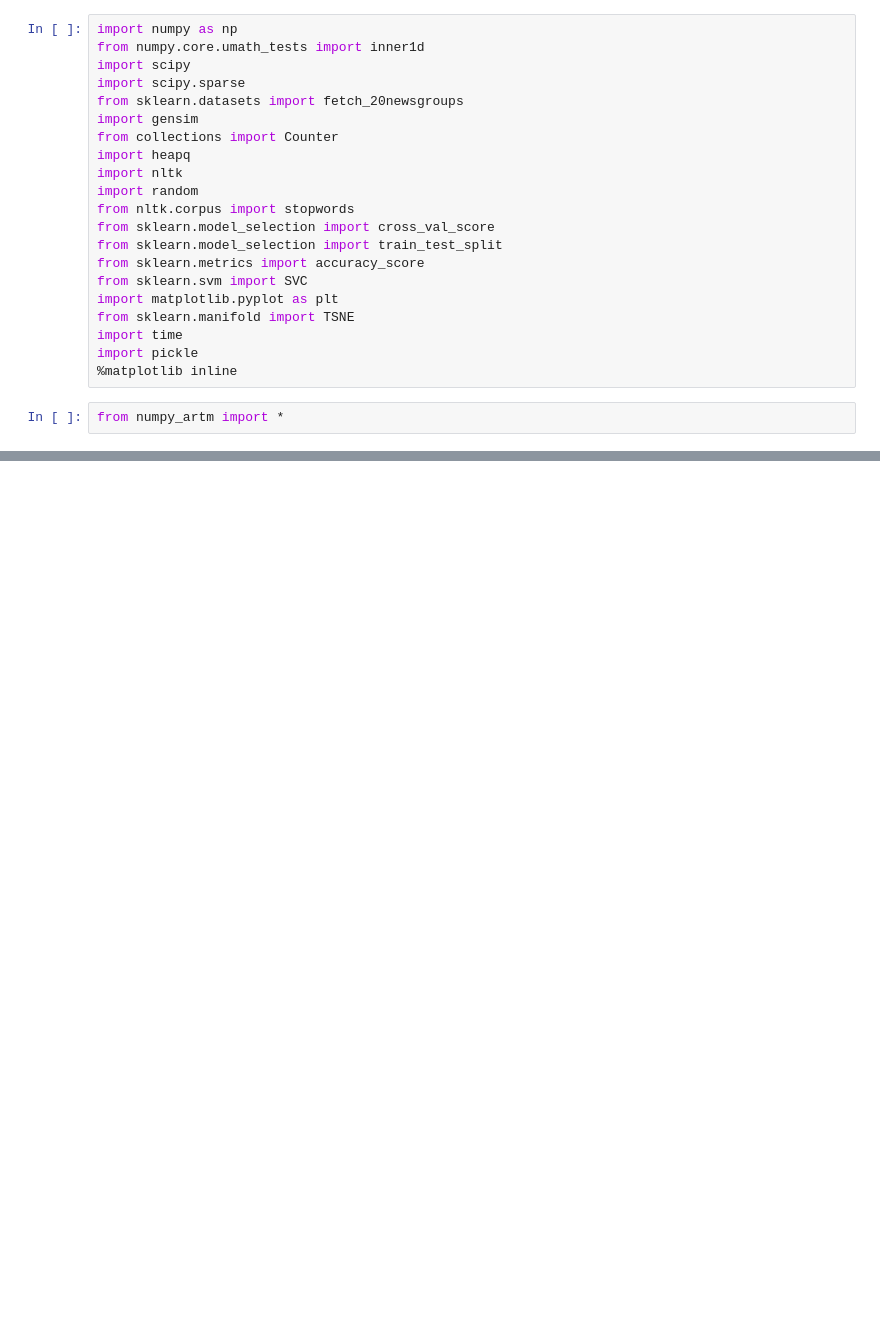
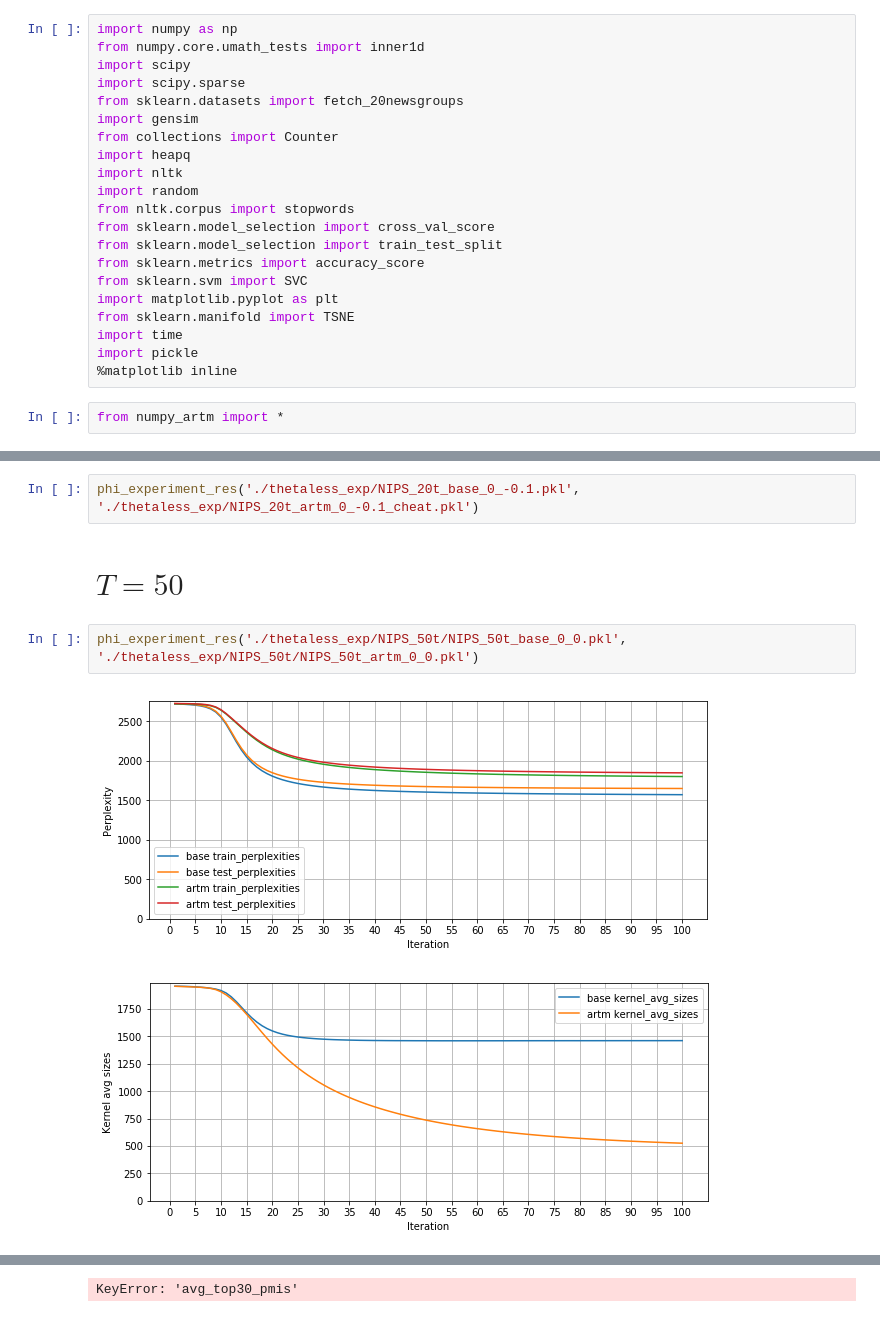
Before and after one commit to ilirhin/Diploma, a Jupyter notebook: Sources/ThetalessExperimentNIPS.ipynb, the cells around one changed output, grey strips where cells are left out. Saved outputs shown, nothing was run; the diff lists cells and outputs as text; blank space fills up the shorter version.

```diff
--- a/Sources/ThetalessExperimentNIPS.ipynb
+++ b/Sources/ThetalessExperimentNIPS.ipynb
@@ -212,0 +215,9 @@ phi_experiment_res('./thetaless_exp/NIPS_30t_base_0_-0.1.pkl', './thetaless_exp/
+# %%
+phi_experiment_res('./thetaless_exp/NIPS_20t_base_0_-0.1.pkl', './thetaless_exp/NIPS_20t_artm_0_-0.1_cheat.pkl')
+# %% [markdown]
+# $T = 50$
+# %%
+phi_experiment_res('./thetaless_exp/NIPS_50t/NIPS_50t_base_0_0.pkl', './thetaless_exp/NIPS_50t/NIPS_50t_artm_0_0.pkl')
+# %% [output]
+[figure, added]
+[figure, added]
@@ -212,0 +231 @@ phi_experiment_res('./thetaless_exp/NIPS_30t_base_0_-0.1.pkl', './thetaless_exp/
+KeyError: 'avg_top30_pmis'
```
Also changed, not shown: parts of 17 cells of this notebook, 5 other files.
